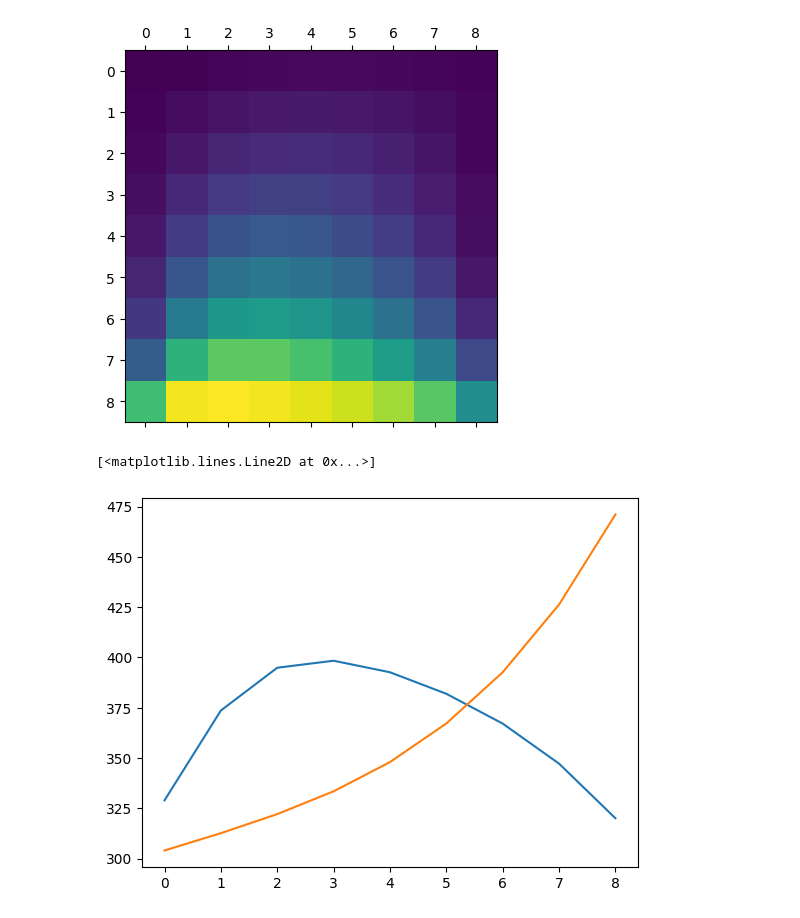
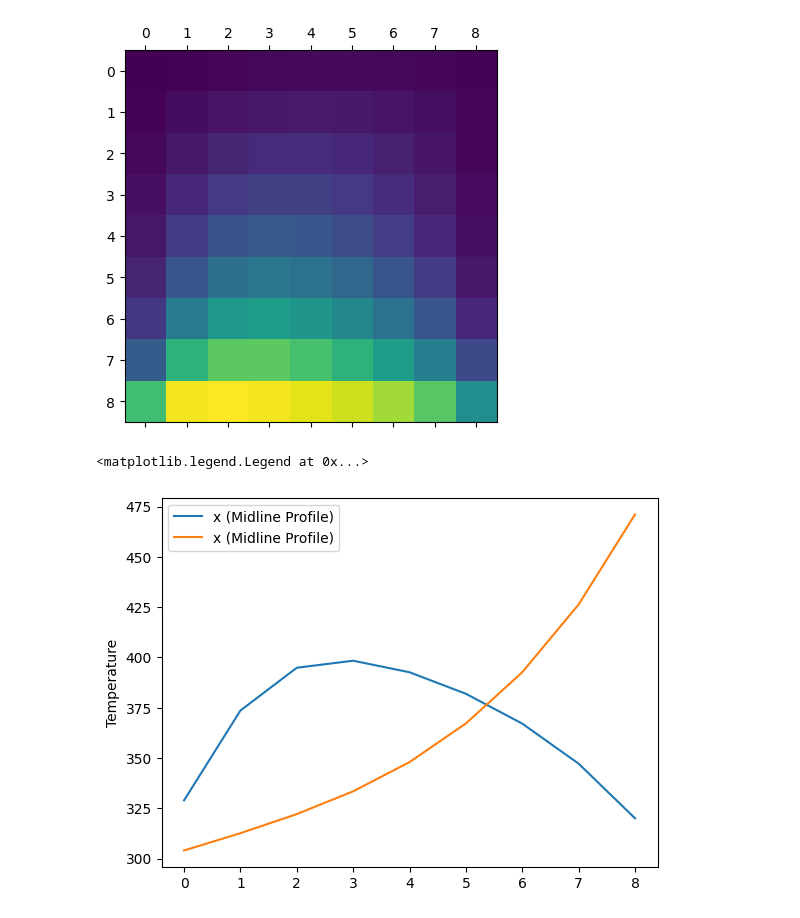
Before and after one commit to aschrdr/non_orthogonal_diffusion, a Jupyter notebook: diffusion_non_orthogonal_corr.ipynb, the cells around one changed output. Saved outputs shown, nothing was run; the diff lists cells and outputs as text; code cells hidden in the pictures.

```diff
--- a/diffusion_non_orthogonal_corr.ipynb
+++ b/diffusion_non_orthogonal_corr.ipynb
@@ -737,12 +716,14 @@ plt.matshow(phi.reshape(((refinement-1),(refinement-1))))
 # %%
 # Temperature Profiles
 
 M = phi.reshape(((refinement - 1),(refinement - 1)))
 x_profile = M[6,:]
 y_profile = M[:,4]
 fig, ax = plt.subplots()
-ax.plot(x_profile)
-ax.plot(y_profile)
+ax.plot(x_profile,label='x (Midline Profile)')
+ax.plot(y_profile,label='x (Midline Profile)')
+ax.set_ylabel('Temperature')
+ax.legend()
 # %% [output]
-[<matplotlib.lines.Line2D at 0x...>]
+<matplotlib.legend.Legend at 0x...>
-[figure, old version]
+[figure, new version]
```
Also changed, not shown: parts of 1 cell of this notebook.
